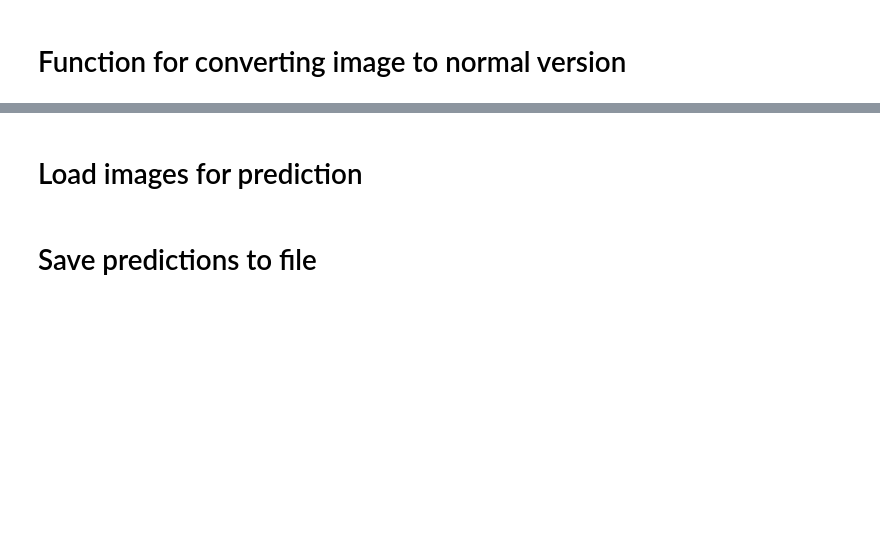
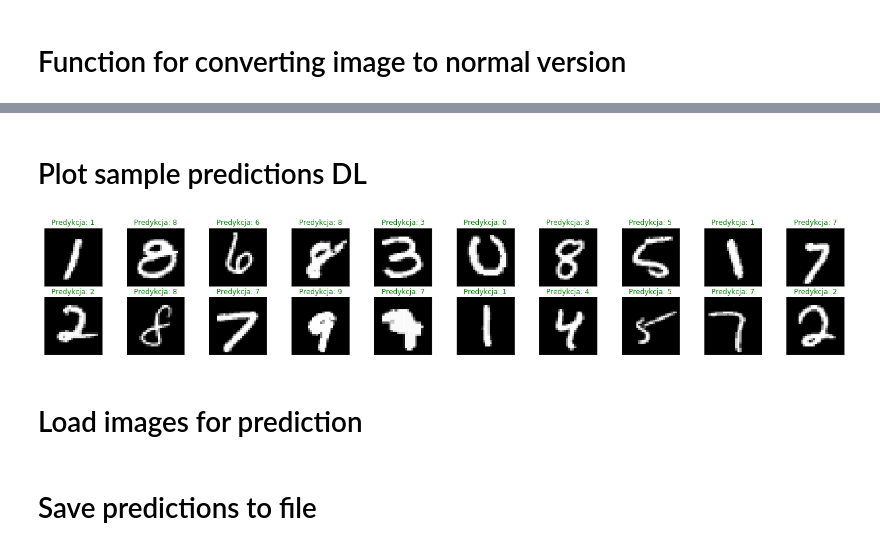
Before and after one commit to zgorzynb/Portfolio, a Jupyter notebook: DeepLearning/MNIST/mnist.ipynb, the cells around one changed output, grey strips where cells are left out. Saved outputs shown, nothing was run; the diff lists cells and outputs as text; code cells hidden in the pictures; blank space fills up the shorter version.

```diff
--- a/DeepLearning/MNIST/mnist.ipynb
+++ b/DeepLearning/MNIST/mnist.ipynb
@@ -158,3 +297,19 @@ for idx in np.arange(20):
+# %% [markdown]
+# Plot sample predictions DL
+# %%
+images, labels = train_iter.next()
+images_flat = images.float().to(device)
+out = model_dl(images_flat)
+_, preds = torch.max(out,1)
+fig = plt.figure(figsize=(25, 4))
+
+for idx in np.arange(20):
+    ax = fig.add_subplot(2, 10, idx+1, xticks=[], yticks=[])
+    plt.imshow(im_convert(images[idx]))
+    title = 'Predykcja: {}'.format(preds[idx])
+    ax.set_title(title, color= ('g' if preds[idx]==labels[idx].item() else'r'))
+# %% [output]
+[figure, added]
 # %% [markdown]
 # Load images for prediction
 # %%
```
Also changed, not shown: parts of 18 cells of this notebook.
